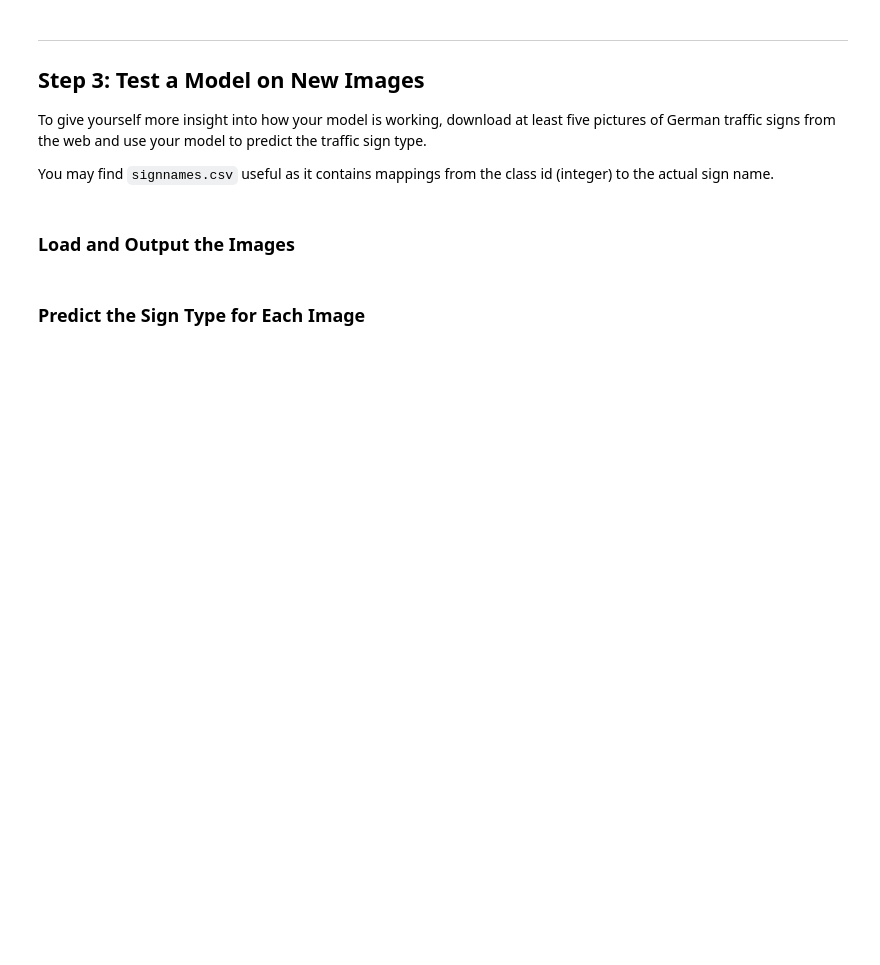
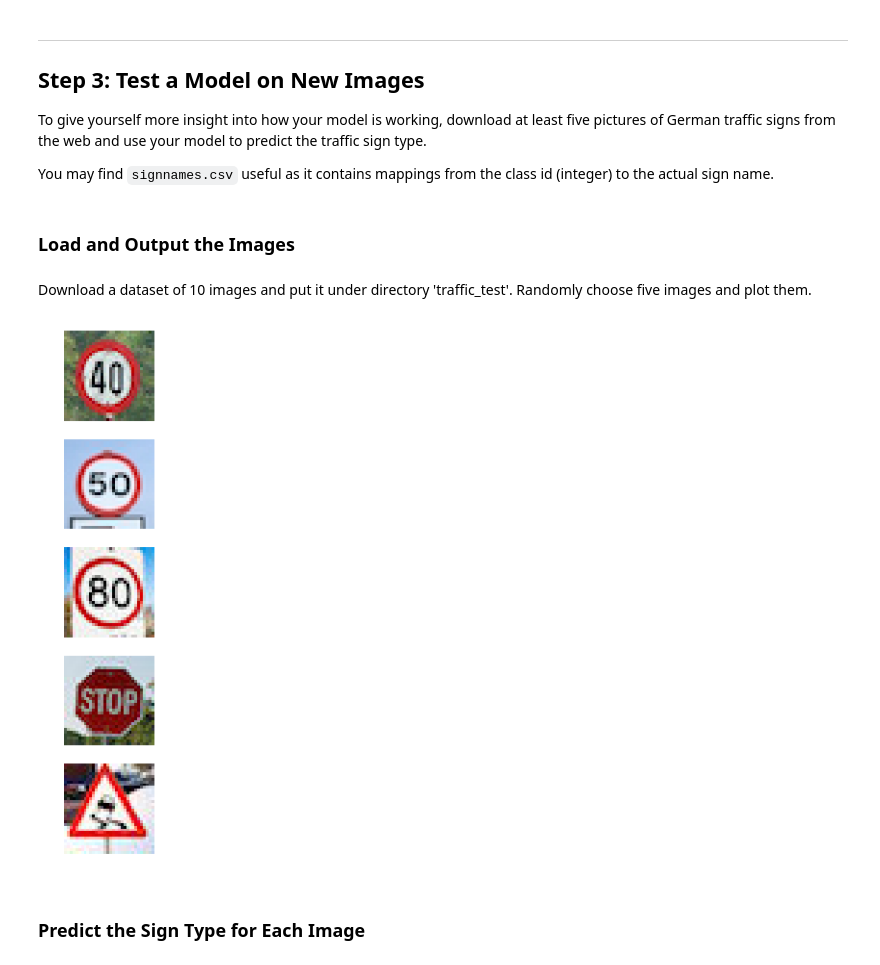
Before and after one commit to taoyang1/CarND-Term1-Project2-TrafficSignClassifier, a Jupyter notebook: Traffic_Sign_Classifier.ipynb, the cells around one changed output. Saved outputs shown, nothing was run; the diff lists cells and outputs as text; code cells hidden in the pictures; blank space fills up the shorter version.

```diff
--- a/Traffic_Sign_Classifier.ipynb
+++ b/Traffic_Sign_Classifier.ipynb
@@ -489,2 +513,25 @@ You may find `signnames.csv` useful as it contains mappings from the class id (i
+# %% [markdown]
+Download a dataset of 10 images and put it under directory 'traffic_test'. Randomly choose five images and plot them.
+# %%
+### Load the images and plot them here.
+### Feel free to use as many code cells as needed.
+import matplotlib.image as mpimg
+
+plt.rcParams['figure.figsize'] = (8, 10)
+
+directory = 'test_images/'
+
+image_names = ['test0.jpg','test1.jpg','test2.jpg', 'test3.jpg', 'test4.jpg']
+
+test_images = np.zeros((5,32,32,3), dtype=np.uint8)
+
+for i in range(5):
+    image = mpimg.imread(directory + image_names[i])
+    test_images[i] = image
+    plt.subplot(5, 1, i+1)
+    plt.imshow(image)
+    plt.axis('off')
+# %% [output]
+[figure, added]
 # %% [markdown]
 ### Predict the Sign Type for Each Image
```
Also changed, not shown: parts of 32 cells of this notebook, 15 other files.
